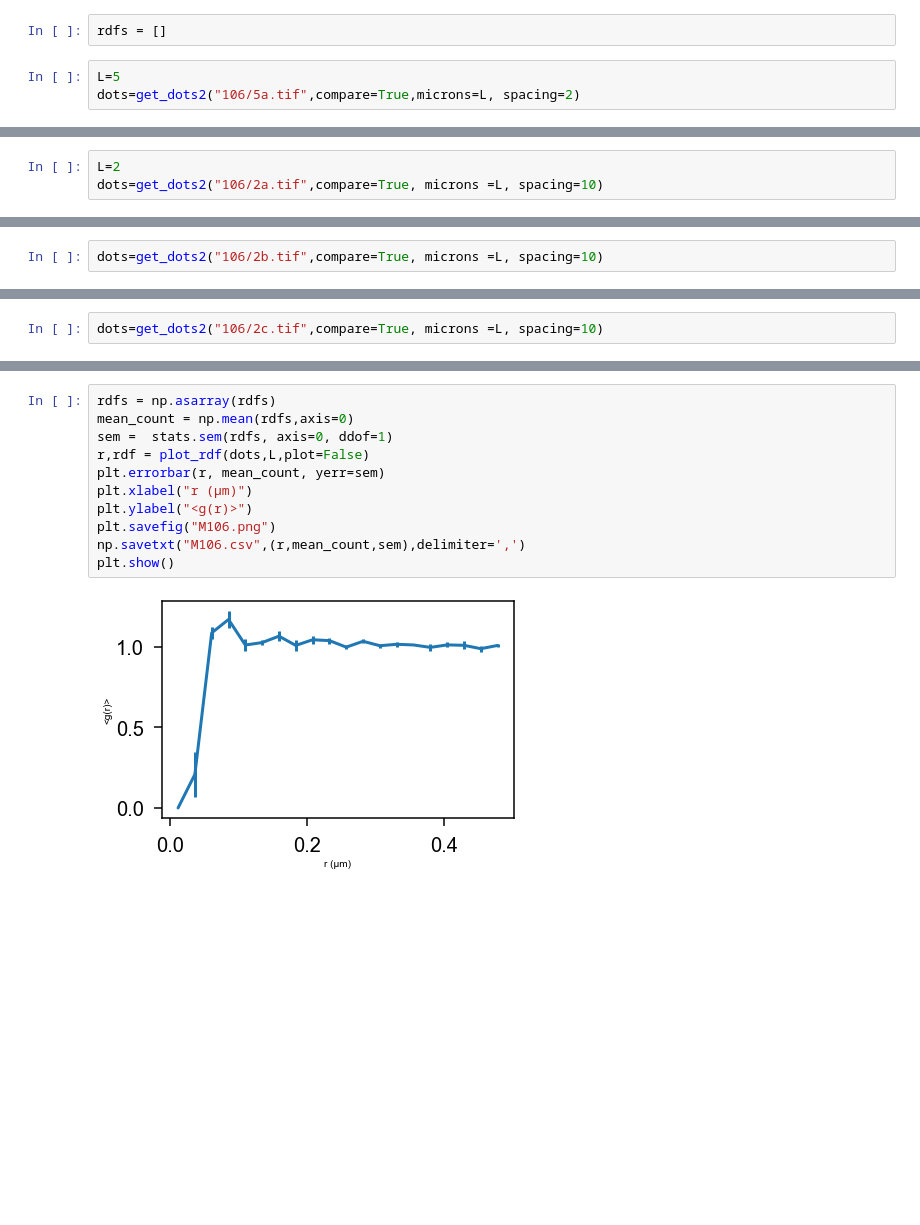
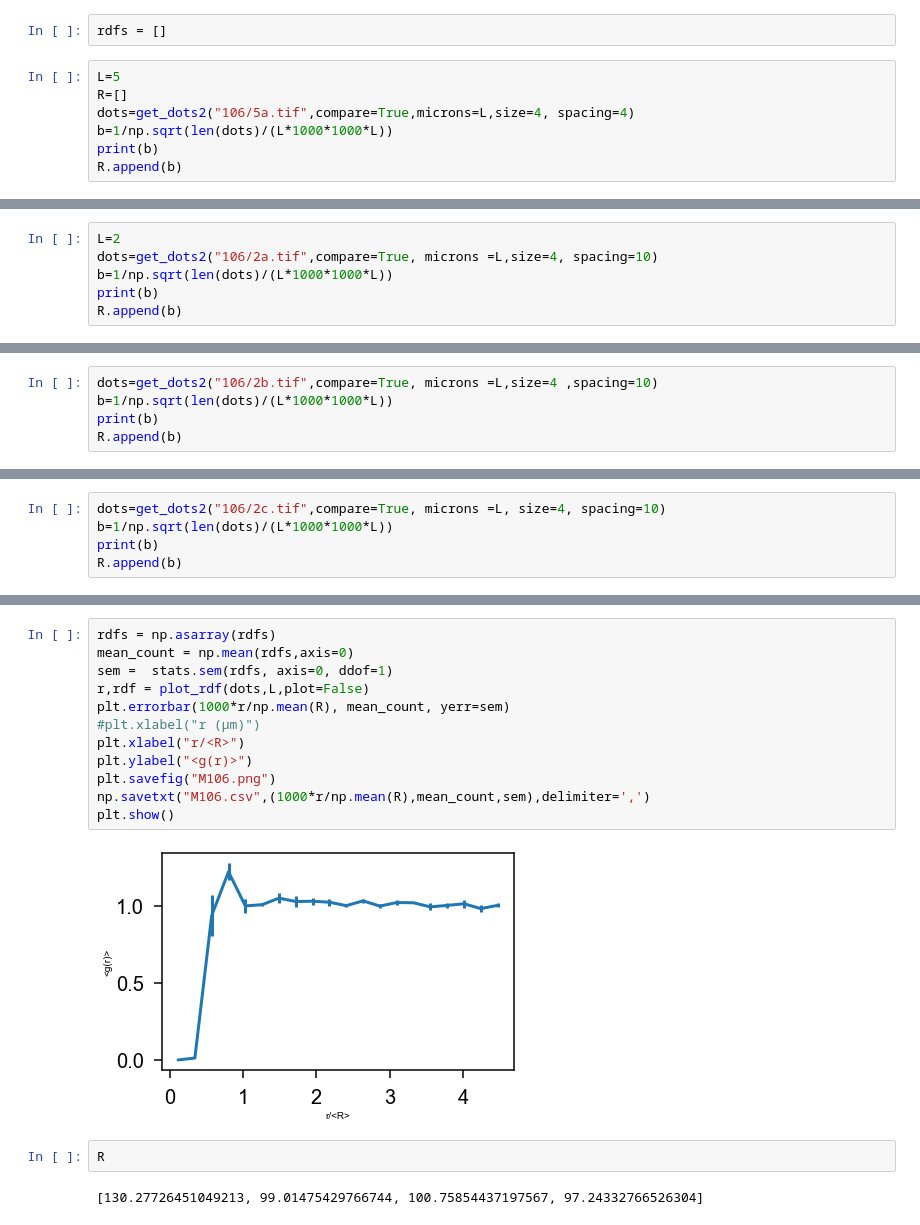
Before and after one commit to cmelab/QD-Paper-RDF, a Jupyter notebook: extract_qd_from_afm-106-Try2.ipynb, the cells around one changed output, grey strips where cells are left out. Saved outputs shown, nothing was run; the diff lists cells and outputs as text; blank space fills up the shorter version.

```diff
--- a/extract_qd_from_afm-106-Try2.ipynb
+++ b/extract_qd_from_afm-106-Try2.ipynb
@@ -41,5 +41,9 @@ def plot_rdf(dots,L,plot=True):
 rdfs = []
 # %%
 L=5
-dots=get_dots2("106/5a.tif",compare=True,microns=L, spacing=2)
+R=[]
+dots=get_dots2("106/5a.tif",compare=True,microns=L,size=4, spacing=4)
+b=1/np.sqrt(len(dots)/(L*1000*1000*L))
+print(b)
+R.append(b)
 # %% [output]
@@ -51,4 +56,7 @@ rdfs.append(plot_rdf(dots,L,plot=True)[1])
 # %%
 L=2
-dots=get_dots2("106/2a.tif",compare=True, microns =L, spacing=10)
+dots=get_dots2("106/2a.tif",compare=True, microns =L,size=4, spacing=10)
+b=1/np.sqrt(len(dots)/(L*1000*1000*L))
+print(b)
+R.append(b)
 # %% [output]
@@ -60,3 +69,6 @@ rdfs.append(plot_rdf(dots,L,plot=True)[1])
 # %%
-dots=get_dots2("106/2b.tif",compare=True, microns =L, spacing=10)
+dots=get_dots2("106/2b.tif",compare=True, microns =L,size=4 ,spacing=10)
+b=1/np.sqrt(len(dots)/(L*1000*1000*L))
+print(b)
+R.append(b)
 # %% [output]
@@ -68,3 +81,6 @@ rdfs.append(plot_rdf(dots,L,plot=True)[1])
 # %%
-dots=get_dots2("106/2c.tif",compare=True, microns =L, spacing=10)
+dots=get_dots2("106/2c.tif",compare=True, microns =L, size=4, spacing=10)
+b=1/np.sqrt(len(dots)/(L*1000*1000*L))
+print(b)
+R.append(b)
 # %% [output]
@@ -76,13 +93,18 @@ rdfs.append(plot_rdf(dots,L,plot=True)[1])
 # %%
 rdfs = np.asarray(rdfs)
 mean_count = np.mean(rdfs,axis=0)
 sem =  stats.sem(rdfs, axis=0, ddof=1)
 r,rdf = plot_rdf(dots,L,plot=False)
-plt.errorbar(r, mean_count, yerr=sem)
-plt.xlabel("r (μm)")
+plt.errorbar(1000*r/np.mean(R), mean_count, yerr=sem)
+#plt.xlabel("r (μm)")
+plt.xlabel("r/<R>")
 plt.ylabel("<g(r)>")
 plt.savefig("M106.png")
-np.savetxt("M106.csv",(r,mean_count,sem),delimiter=',')
+np.savetxt("M106.csv",(1000*r/np.mean(R),mean_count,sem),delimiter=',')
 plt.show()
 # %% [output]
-[figure, old version]
+[figure, new version]
+# %%
+R
+# %% [output]
+[130.27726451049213, 99.01475429766744, 100.75854437197567, 97.24332766526304]
```
Also changed, not shown: parts of 10 cells of this notebook, 1 other file.
